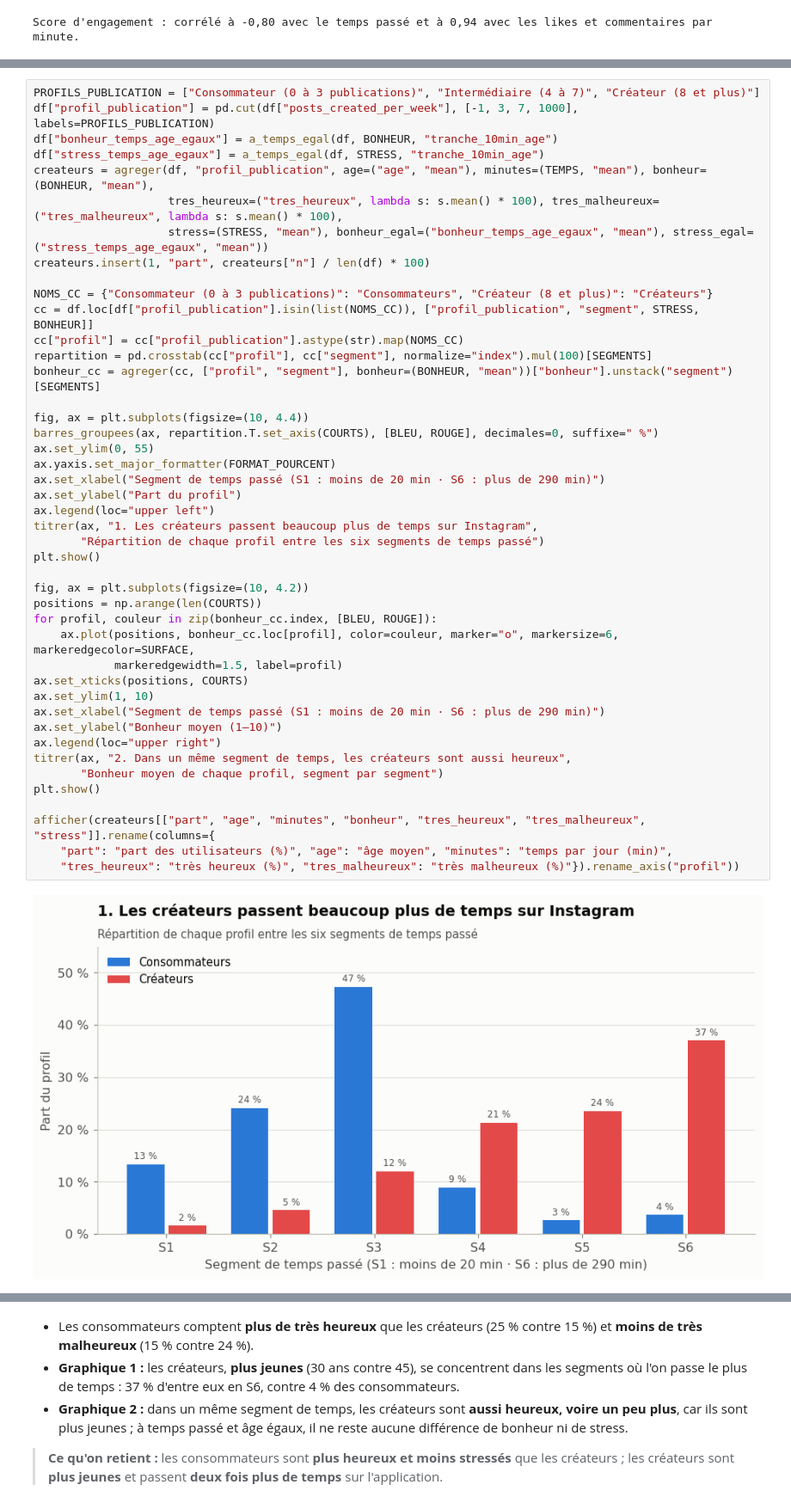
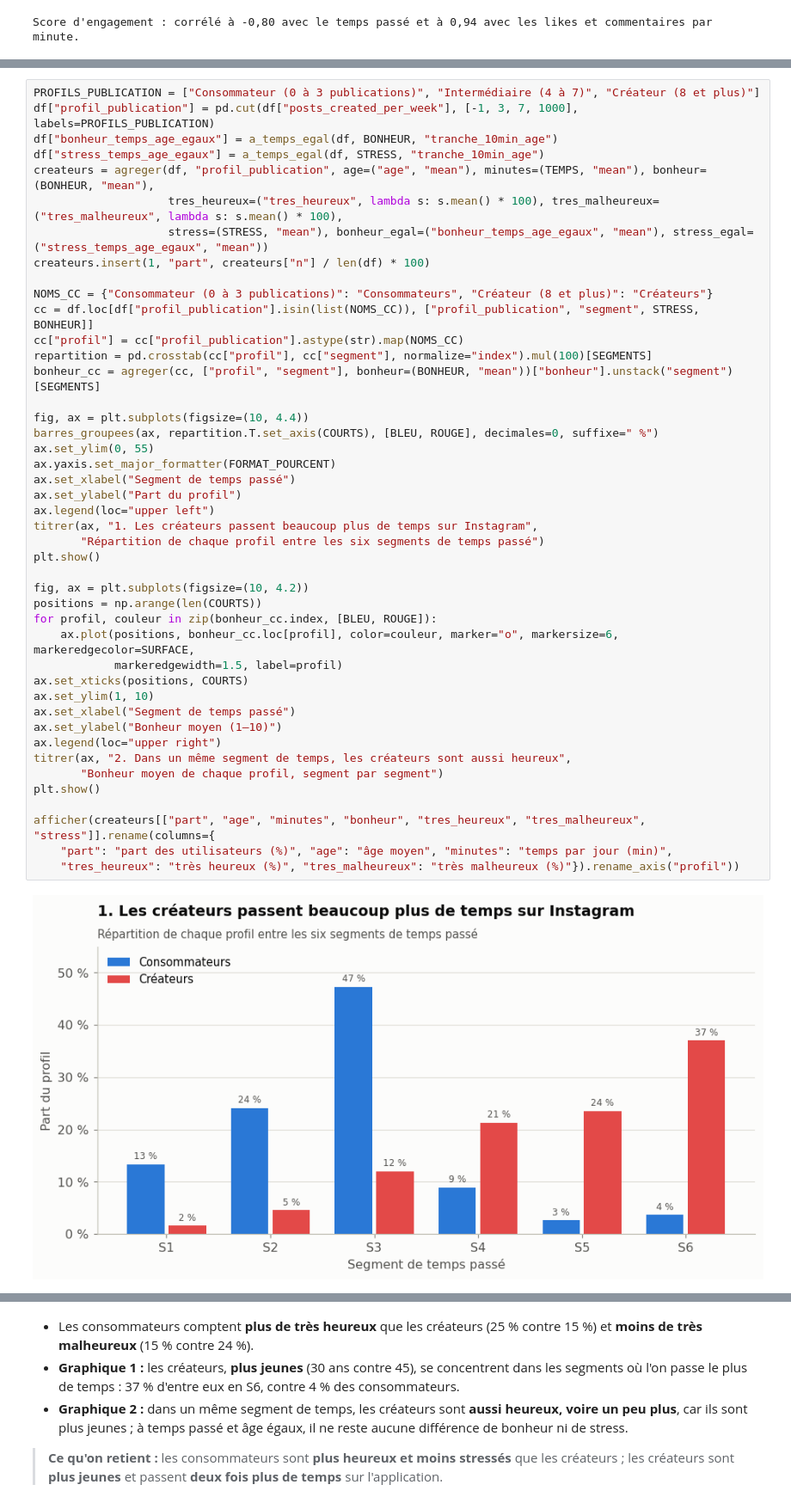
Before and after one commit to manondesclaux/Rush-4-Segmentation-Instagram, a Jupyter notebook: notebook_Instagram_final.ipynb, the cells around one changed output, grey strips where cells are left out. Shown at 86% size. Cells and saved outputs as stored; diff of their text form.

```diff
--- a/notebook_Instagram_final.ipynb
+++ b/notebook_Instagram_final.ipynb
@@ -812,33 +812,33 @@ cc["profil"] = cc["profil_publication"].astype(str).map(NOMS_CC)
 repartition = pd.crosstab(cc["profil"], cc["segment"], normalize="index").mul(100)[SEGMENTS]
 bonheur_cc = agreger(cc, ["profil", "segment"], bonheur=(BONHEUR, "mean"))["bonheur"].unstack("segment")[SEGMENTS]
 
 fig, ax = plt.subplots(figsize=(10, 4.4))
 barres_groupees(ax, repartition.T.set_axis(COURTS), [BLEU, ROUGE], decimales=0, suffixe=" %")
 ax.set_ylim(0, 55)
 ax.yaxis.set_major_formatter(FORMAT_POURCENT)
-ax.set_xlabel("Segment de temps passé (S1 : moins de 20 min · S6 : plus de 290 min)")
+ax.set_xlabel("Segment de temps passé")
 ax.set_ylabel("Part du profil")
 ax.legend(loc="upper left")
 titrer(ax, "1. Les créateurs passent beaucoup plus de temps sur Instagram",
        "Répartition de chaque profil entre les six segments de temps passé")
 plt.show()
 
 fig, ax = plt.subplots(figsize=(10, 4.2))
 positions = np.arange(len(COURTS))
 for profil, couleur in zip(bonheur_cc.index, [BLEU, ROUGE]):
     ax.plot(positions, bonheur_cc.loc[profil], color=couleur, marker="o", markersize=6, markeredgecolor=SURFACE,
             markeredgewidth=1.5, label=profil)
 ax.set_xticks(positions, COURTS)
 ax.set_ylim(1, 10)
-ax.set_xlabel("Segment de temps passé (S1 : moins de 20 min · S6 : plus de 290 min)")
+ax.set_xlabel("Segment de temps passé")
 ax.set_ylabel("Bonheur moyen (1–10)")
 ax.legend(loc="upper right")
 titrer(ax, "2. Dans un même segment de temps, les créateurs sont aussi heureux",
        "Bonheur moyen de chaque profil, segment par segment")
 plt.show()
 
 afficher(createurs[["part", "age", "minutes", "bonheur", "tres_heureux", "tres_malheureux", "stress"]].rename(columns={
     "part": "part des utilisateurs (%)", "age": "âge moyen", "minutes": "temps par jour (min)",
     "tres_heureux": "très heureux (%)", "tres_malheureux": "très malheureux (%)"}).rename_axis("profil"))
 # %% [output]
-[figure, old version]
+[figure, new version]
```
Also changed, not shown: parts of 3 cells of this notebook, 1 other file.
